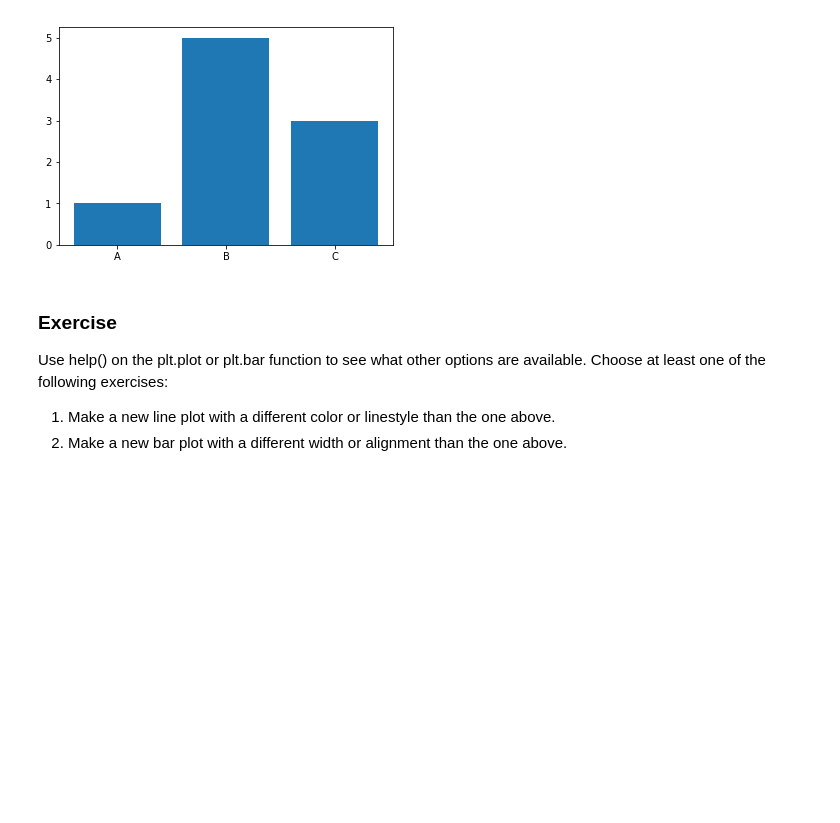
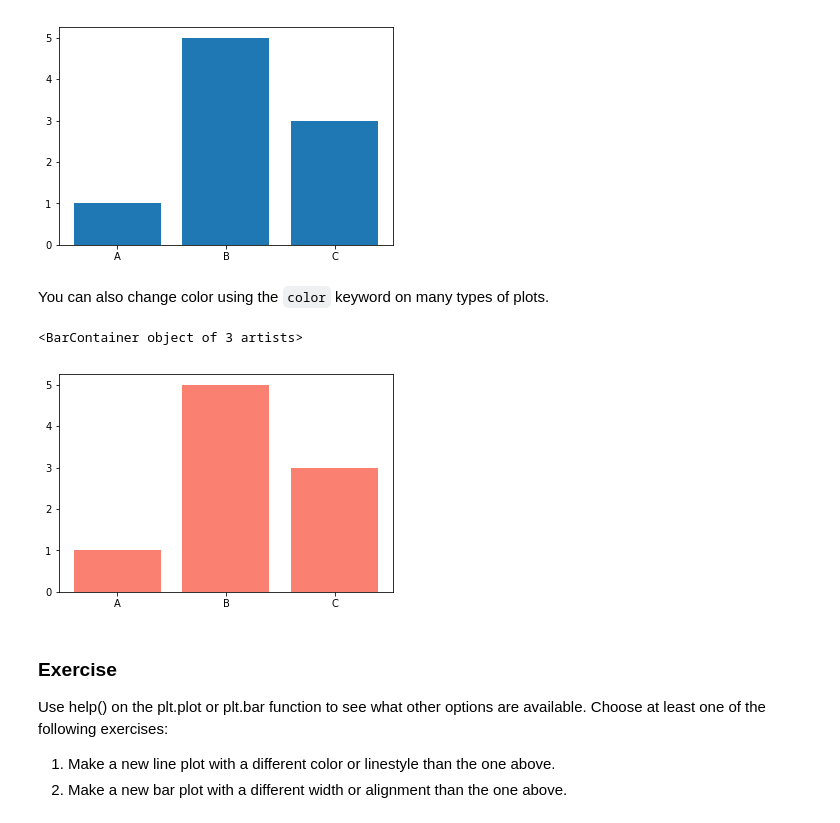
Before and after one commit to adasilva/AnatomyOfMatplotlib, a Jupyter notebook: AnatomyOfMatplotlib-Part1-Figures_Subplots_and_layouts.ipynb, the cells around one changed output. Saved outputs shown, nothing was run; the diff lists cells and outputs as text; code cells hidden in the pictures; blank space fills up the shorter version.

```diff
--- a/AnatomyOfMatplotlib-Part1-Figures_Subplots_and_layouts.ipynb
+++ b/AnatomyOfMatplotlib-Part1-Figures_Subplots_and_layouts.ipynb
@@ -61,6 +61,13 @@ plt.bar(["A", "B", "C"], [1, 5, 3])
 # %% [output]
 <BarContainer object of 3 artists>
 [figure]
+# %% [markdown]
+You can also change color using the `color` keyword on many types of plots.
+# %%
+plt.bar(["A", "B", "C"], [1, 5, 3], color="salmon")
+# %% [output]
+<BarContainer object of 3 artists>
+[figure, added]
 # %% [markdown]
 ### Exercise
 Use help() on the plt.plot or plt.bar function to see what other options are available. Choose at least one of the following exercises:
```
Also changed, not shown: parts of 4 cells of this notebook, 3 other files.
